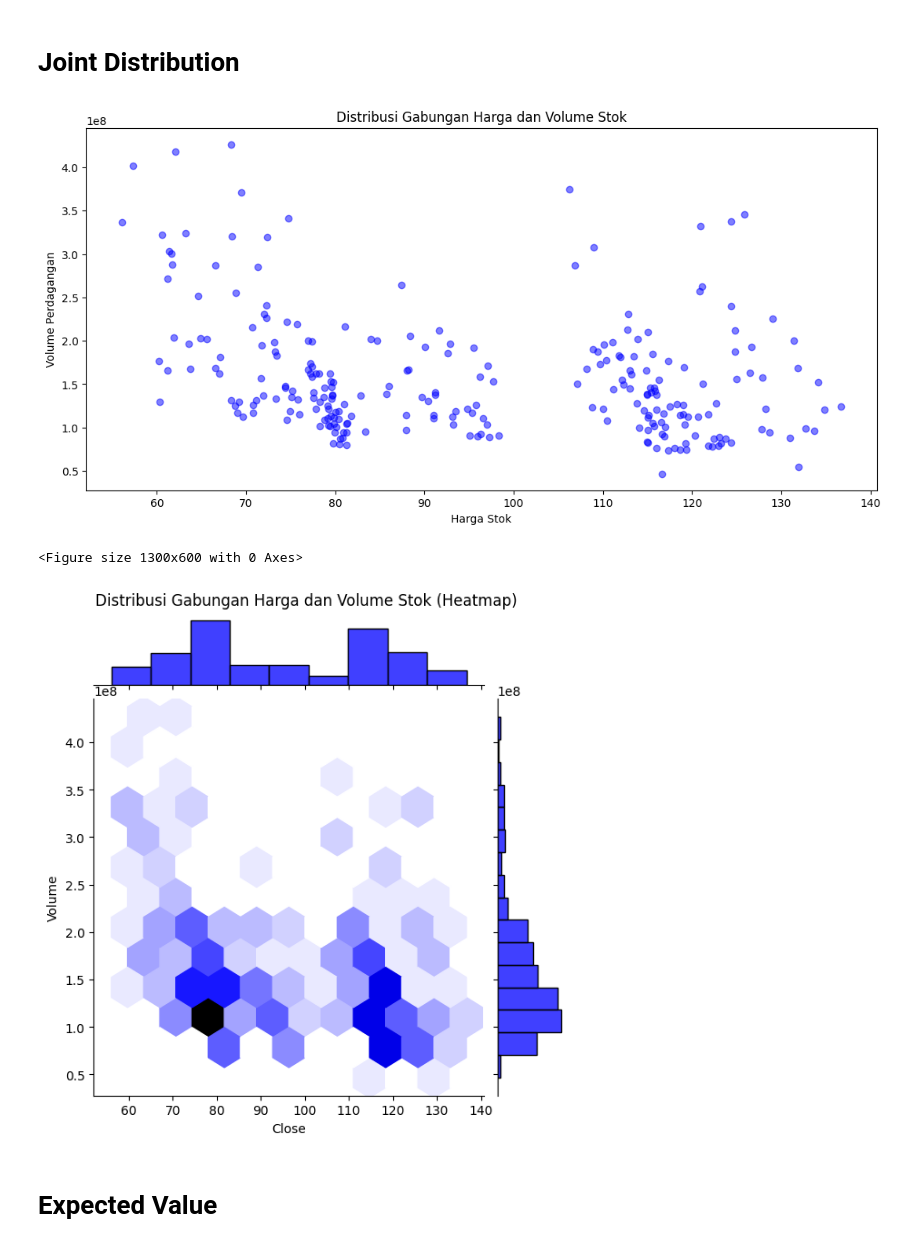
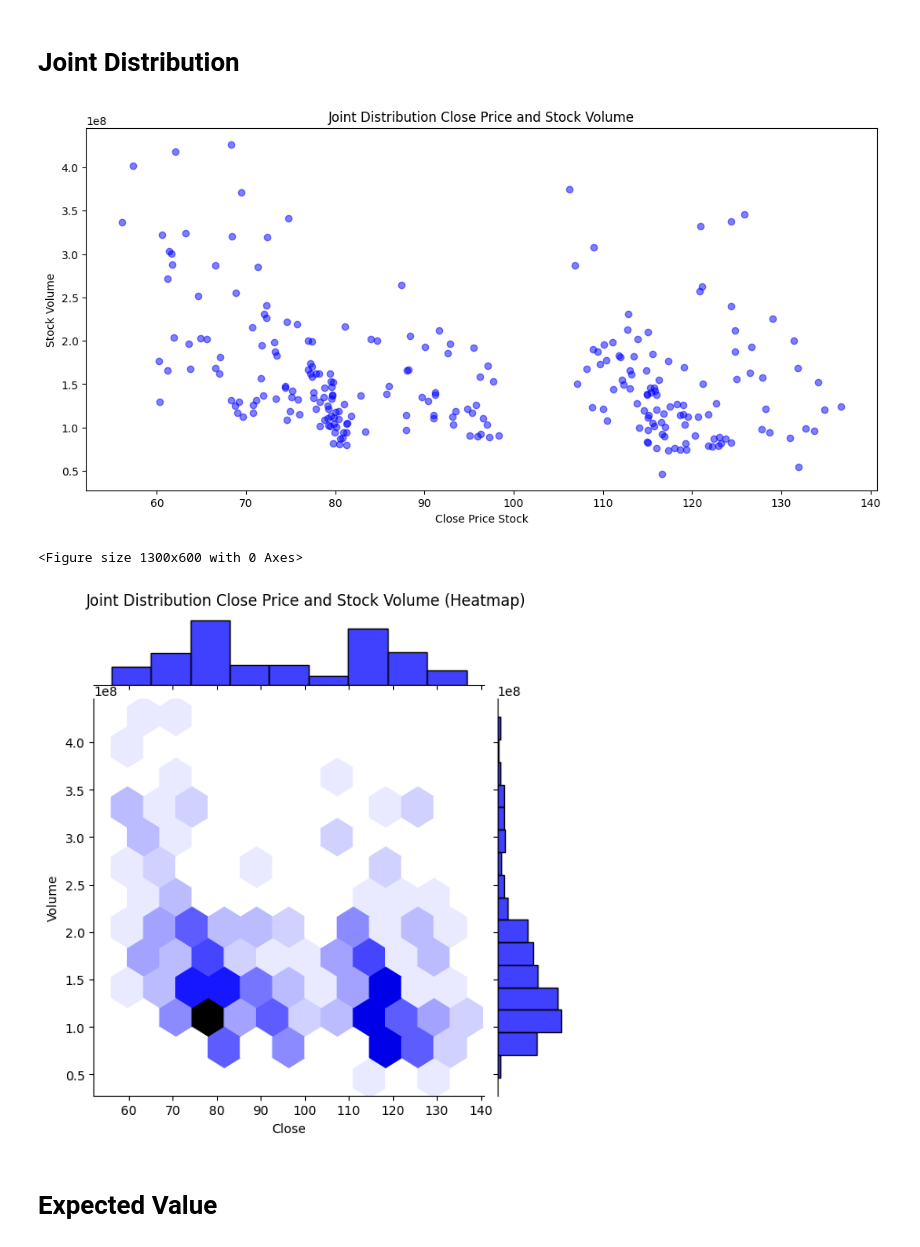
Before and after one commit to dhiiil/inferential-statistic, a Jupyter notebook: Dataset_Inference_Test/notebook/apple_stock_analysis.ipynb, the cells around one changed output. Cells and saved outputs as stored; diff of their text form; code cells hidden in the pictures.

Commit message:
Update data_analysis.ipynb
feats :
- rename
- fix label & title chart

```diff
--- a/Dataset_Inference_Test/notebook/data_analysis.ipynb
+++ b/Dataset_Inference_Test/notebook/apple_stock_analysis.ipynb
@@ -170,21 +170,21 @@ df_2020 = df_copy[df_copy['Date'].dt.year == 2020]
 # %%
 # Scatter plot between two feature
 plt.figure(figsize=(13, 6))
 plt.scatter(df_2020['Close'], df_2020['Volume'], alpha=0.5, color='blue')
-plt.title('Distribusi Gabungan Harga dan Volume Stok')
-plt.xlabel('Harga Stok')
-plt.ylabel('Volume Perdagangan')
+plt.title('Joint Distribution Close Price and Stock Volume')
+plt.xlabel('Close Price Stock')
+plt.ylabel('Stock Volume')
 plt.show()
 
 # visualize with jointplot
 plt.figure(figsize=(13, 6))
 sns.jointplot(x='Close', y='Volume', data=df_2020, kind='hex', color='blue')
-plt.suptitle('Distribusi Gabungan Harga dan Volume Stok (Heatmap)', y=1.02)
+plt.suptitle('Joint Distribution Close Price and Stock Volume (Heatmap)', y=1.02)
 plt.show()
 # %% [output]
-[figure, old version]
+[figure, new version]
 <Figure size 1300x600 with 0 Axes>
-[figure, old version]
+[figure, new version]
 # %% [markdown]
 # Expected Value
 # %%
```
Also changed, not shown: parts of 2 cells of this notebook.
